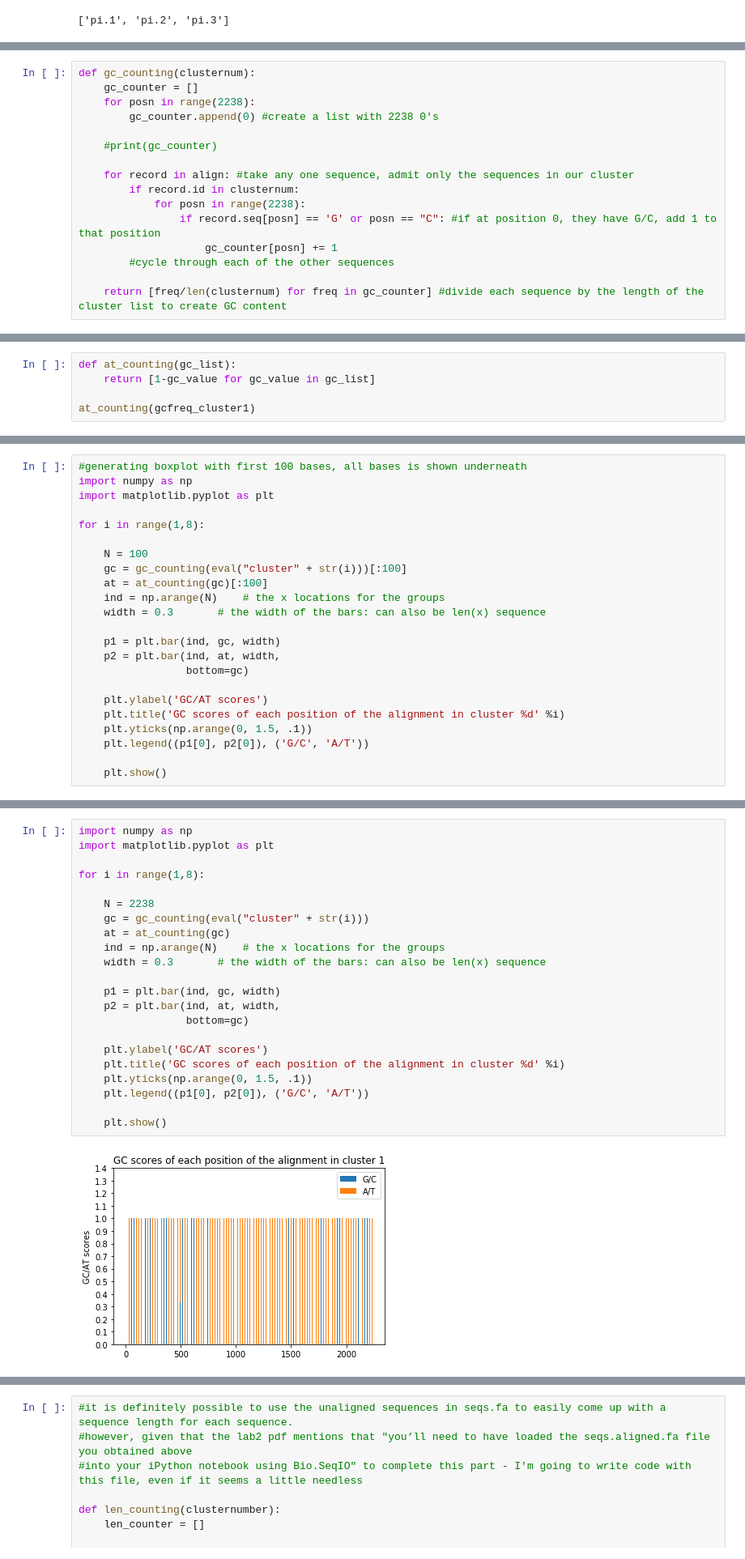
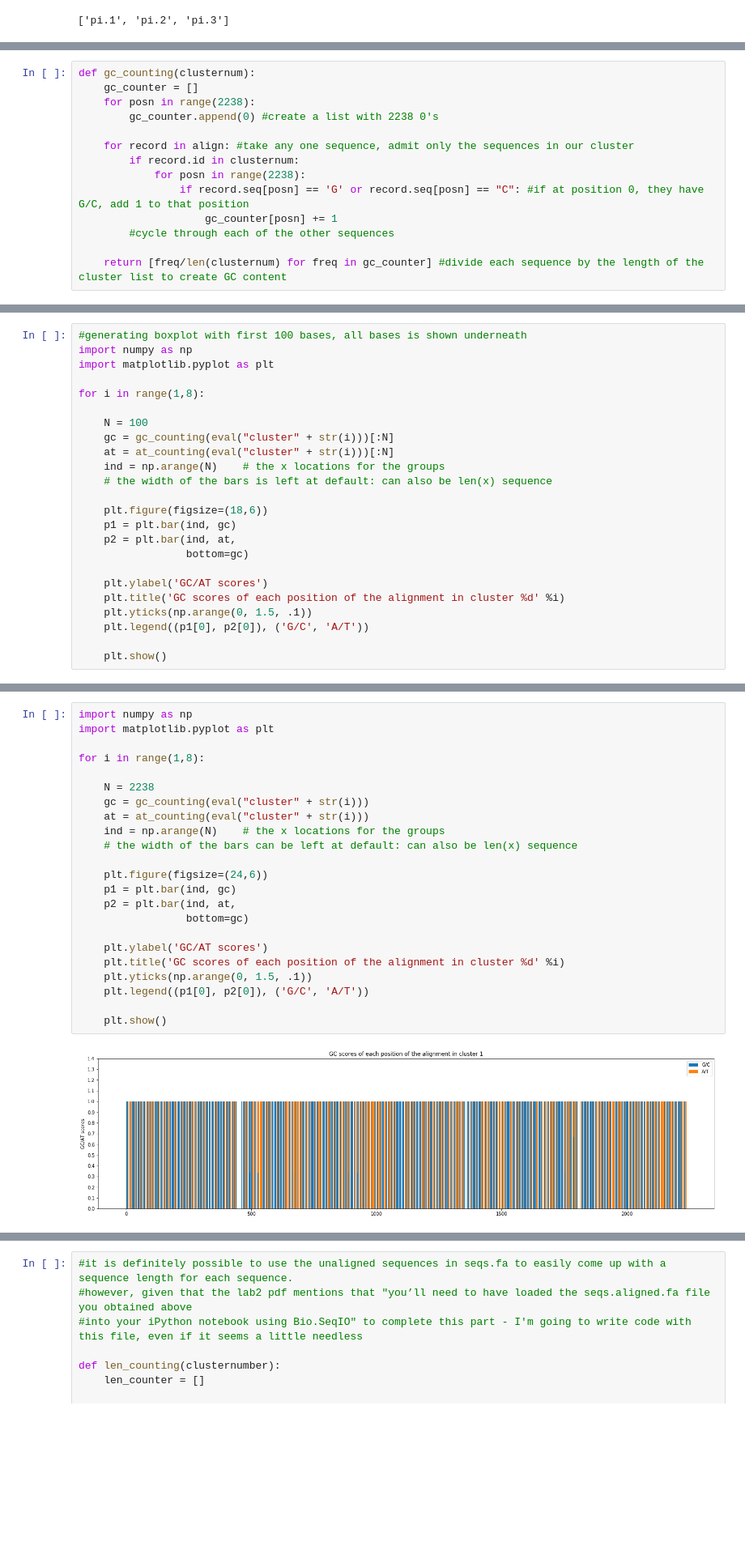
Before and after one commit to anaghsinha/bioe131, a Jupyter notebook: lab2-notebook.ipynb, the cells around one changed output, grey strips where cells are left out. Shown at 81% size. Saved outputs shown, nothing was run; the diff lists cells and outputs as text; blank space fills up the shorter version.

```diff
--- a/lab2-notebook.ipynb
+++ b/lab2-notebook.ipynb
@@ -157,12 +157,10 @@ def gc_counting(clusternum):
     for posn in range(2238):
         gc_counter.append(0) #create a list with 2238 0's
 
-    #print(gc_counter)
-
     for record in align: #take any one sequence, admit only the sequences in our cluster
         if record.id in clusternum:
             for posn in range(2238):
-                if record.seq[posn] == 'G' or posn == "C": #if at position 0, they have G/C, add 1 to that position
+                if record.seq[posn] == 'G' or record.seq[posn] == "C": #if at position 0, they have G/C, add 1 to that position
                     gc_counter[posn] += 1
         #cycle through each of the other sequences
 
@@ -174,5 +169,0 @@ print(gc_counting(cluster2)) #testing out the gc_content function
-# %%
-def at_counting(gc_list):
-    return [1-gc_value for gc_value in gc_list]
-
-at_counting(gcfreq_cluster1)
@@ -202,13 +201,14 @@ import matplotlib.pyplot as plt
 for i in range(1,8):
 
     N = 100
-    gc = gc_counting(eval("cluster" + str(i)))[:100]
-    at = at_counting(gc)[:100]
+    gc = gc_counting(eval("cluster" + str(i)))[:N]
+    at = at_counting(eval("cluster" + str(i)))[:N]
     ind = np.arange(N)    # the x locations for the groups
-    width = 0.3       # the width of the bars: can also be len(x) sequence
+    # the width of the bars is left at default: can also be len(x) sequence
 
-    p1 = plt.bar(ind, gc, width)
-    p2 = plt.bar(ind, at, width,
+    plt.figure(figsize=(18,6))
+    p1 = plt.bar(ind, gc)
+    p2 = plt.bar(ind, at,
                  bottom=gc)
 
     plt.ylabel('GC/AT scores')
@@ -228,24 +228,25 @@ for i in range(1,8):
 # %%
 import numpy as np
 import matplotlib.pyplot as plt
 
 for i in range(1,8):
 
     N = 2238
     gc = gc_counting(eval("cluster" + str(i)))
-    at = at_counting(gc)
+    at = at_counting(eval("cluster" + str(i)))
     ind = np.arange(N)    # the x locations for the groups
-    width = 0.3       # the width of the bars: can also be len(x) sequence
+    # the width of the bars can be left at default: can also be len(x) sequence
 
-    p1 = plt.bar(ind, gc, width)
-    p2 = plt.bar(ind, at, width,
+    plt.figure(figsize=(24,6))
+    p1 = plt.bar(ind, gc)
+    p2 = plt.bar(ind, at,
                  bottom=gc)
 
     plt.ylabel('GC/AT scores')
     plt.title('GC scores of each position of the alignment in cluster %d' %i)
     plt.yticks(np.arange(0, 1.5, .1))
     plt.legend((p1[0], p2[0]), ('G/C', 'A/T'))
 
     plt.show()
 # %% [output]
-[figure, old version]
+[figure, new version]
```
Also changed, not shown: parts of 8 cells of this notebook.
